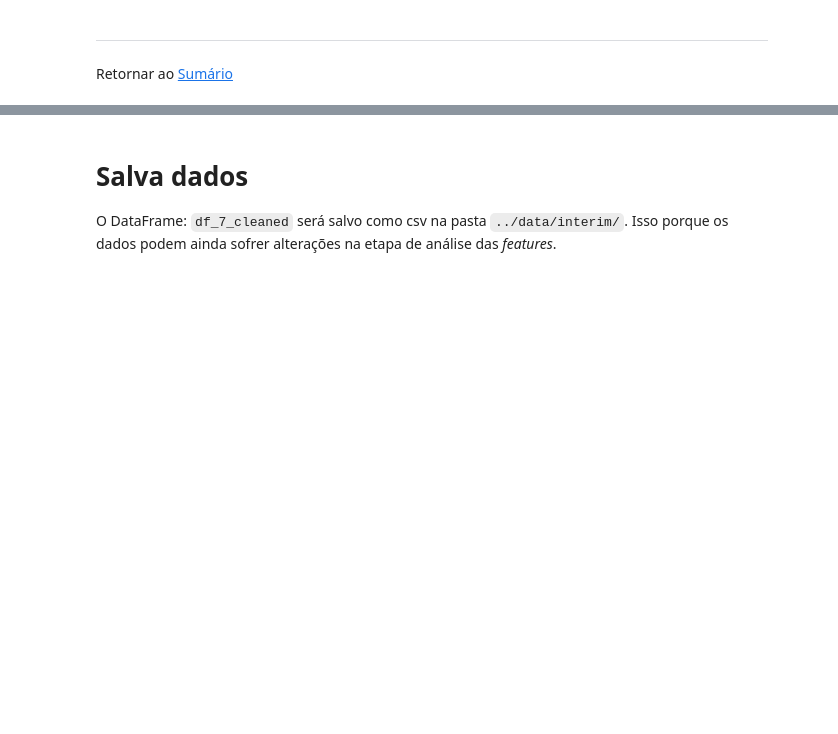
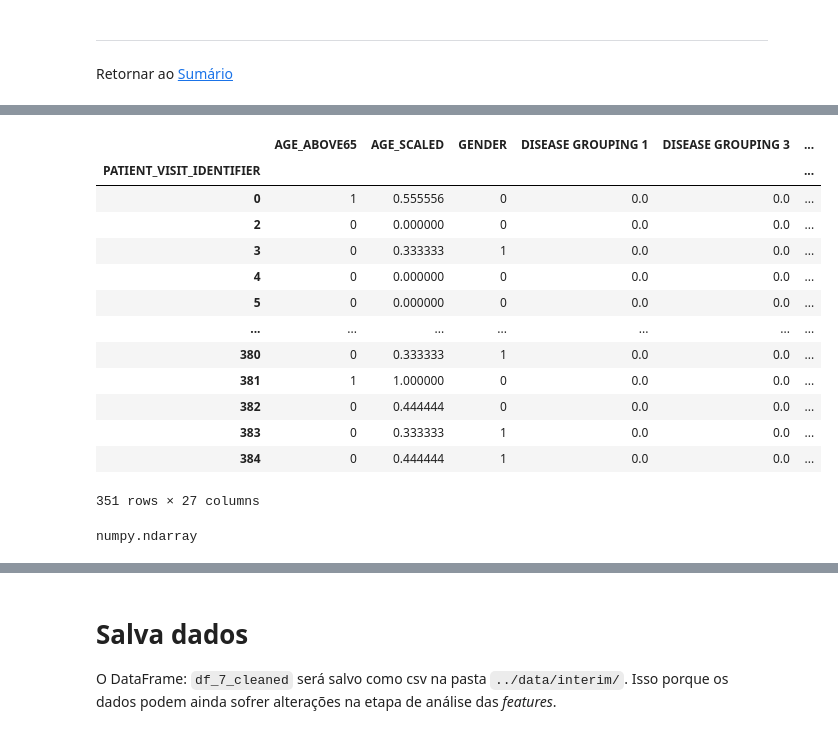
Before and after one commit to fdrigui/covid19_icu_admission_prediction, a Jupyter notebook: notebooks/3.0_Engineering_Features.ipynb, the cells around one changed output, grey strips where cells are left out. Drawn from its saved outputs; the diff is of its cells as text; code cells hidden in the pictures; blank space fills up the shorter version.

```diff
--- a/notebooks/3.0_Engineering_Features.ipynb
+++ b/notebooks/3.0_Engineering_Features.ipynb
@@ -93,7 +99,7 @@ Retornar ao [Sumário](#sumario)
 
 # Drop WINDOW feature
 # %%
-df_2_featured = df_1_agescaled.drop('WINDOW', axis=1)
+df_2_wo_window = df_1_agescaled.drop('WINDOW', axis=1)
 # %% [markdown]
 -----------------
 Retornar ao [Sumário](#sumario)
@@ -99,0 +112,30 @@ Retornar ao [Sumário](#sumario)
+# %%
+y = df_2_wo_window["ICU"]
+X = df_2_wo_window.drop(["ICU"], axis=1)
+# %%
+vt = VarianceThreshold(0.05)
+_ = vt.fit(X, y)
+
+mask = vt.get_support()
+
+X_1 = X.loc[:, mask]
+X_1
+# %% [output]
+|  | AGE_ABOVE65 | AGE_SCALED | GENDER | DISEASE GROUPING 1 | DISEASE GROUPING 3 | ... |
+| PATIENT_VISIT_IDENTIFIER |  |  |  |  |  | ... |
+| 0 | 1 | 0.555556 | 0 | 0.0 | 0.0 | ... |
+| 2 | 0 | 0.000000 | 0 | 0.0 | 0.0 | ... |
+| 3 | 0 | 0.333333 | 1 | 0.0 | 0.0 | ... |
+| 4 | 0 | 0.000000 | 0 | 0.0 | 0.0 | ... |
+| 5 | 0 | 0.000000 | 0 | 0.0 | 0.0 | ... |
+| ... | ... | ... | ... | ... | ... | ... |
+| 380 | 0 | 0.333333 | 1 | 0.0 | 0.0 | ... |
+| 381 | 1 | 1.000000 | 0 | 0.0 | 0.0 | ... |
+| 382 | 0 | 0.444444 | 0 | 0.0 | 0.0 | ... |
+| 383 | 0 | 0.333333 | 1 | 0.0 | 0.0 | ... |
+| 384 | 0 | 0.444444 | 1 | 0.0 | 0.0 | ... |
+351 rows × 27 columns
+# %%
+type(mask)
+# %% [output]
+numpy.ndarray
```
Also changed, not shown: parts of 6 cells of this notebook, 2 other files.
